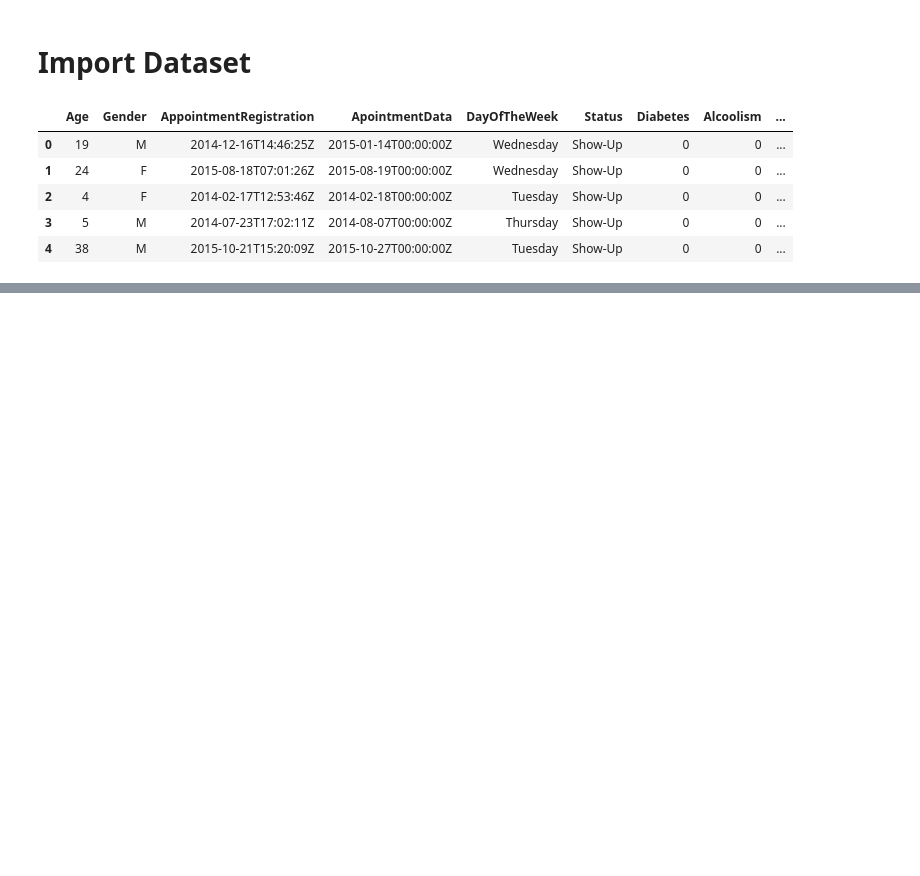
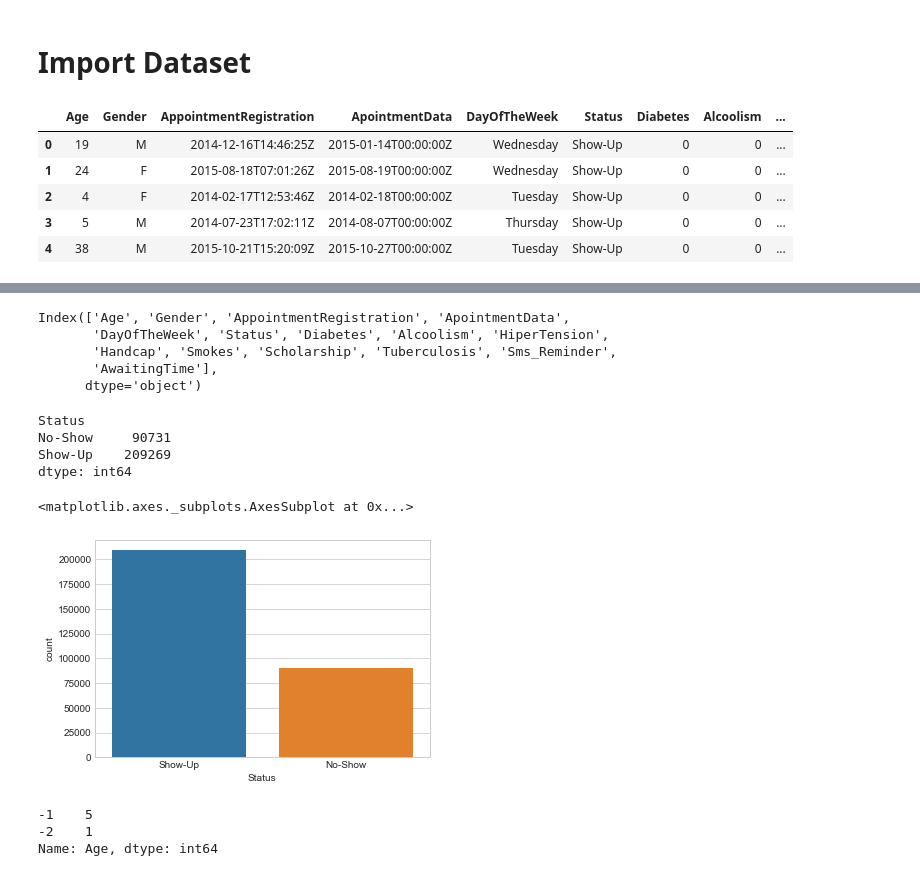
Before and after one commit to Napat/ml_predict_patient_noshow_appointment, a Jupyter notebook: SmartHospital_noShowDetector-300k.ipynb, the cells around one changed output, grey strips where cells are left out. Saved outputs shown, nothing was run; the diff lists cells and outputs as text; code cells hidden in the pictures; blank space fills up the shorter version.

Commit message:
Complete data exploration

```diff
--- a/SmartHospital_noShowDetector-300k.ipynb
+++ b/SmartHospital_noShowDetector-300k.ipynb
@@ -26,0 +41,31 @@ noshows.head()
+# %%
+# Handcap --> Handicap
+# AwaitingTime --> WaitTime
+# HiperTension --> Hypertension
+# Sms_Reminder --> SMS_received
+noshows.columns
+# %% [output]
+Index(['Age', 'Gender', 'AppointmentRegistration', 'ApointmentData',
+       'DayOfTheWeek', 'Status', 'Diabetes', 'Alcoolism', 'HiperTension',
+       'Handcap', 'Smokes', 'Scholarship', 'Tuberculosis', 'Sms_Reminder',
+       'AwaitingTime'],
+      dtype='object')
+# %%
+noshows.groupby('Status').size()
+# %% [output]
+Status
+No-Show     90731
+Show-Up    209269
+dtype: int64
+# %%
+sns.countplot(x="Status", data=noshows)
+# %% [output]
+<matplotlib.axes._subplots.AxesSubplot at 0x...>
+[figure, added]
+# %%
+# Nagative age should be fixed
+noshows[noshows['Age'] < 0]['Age'].value_counts()
+# %% [output]
+-1    5
+-2    1
+Name: Age, dtype: int64
```
Also changed, not shown: parts of 9 cells of this notebook.
